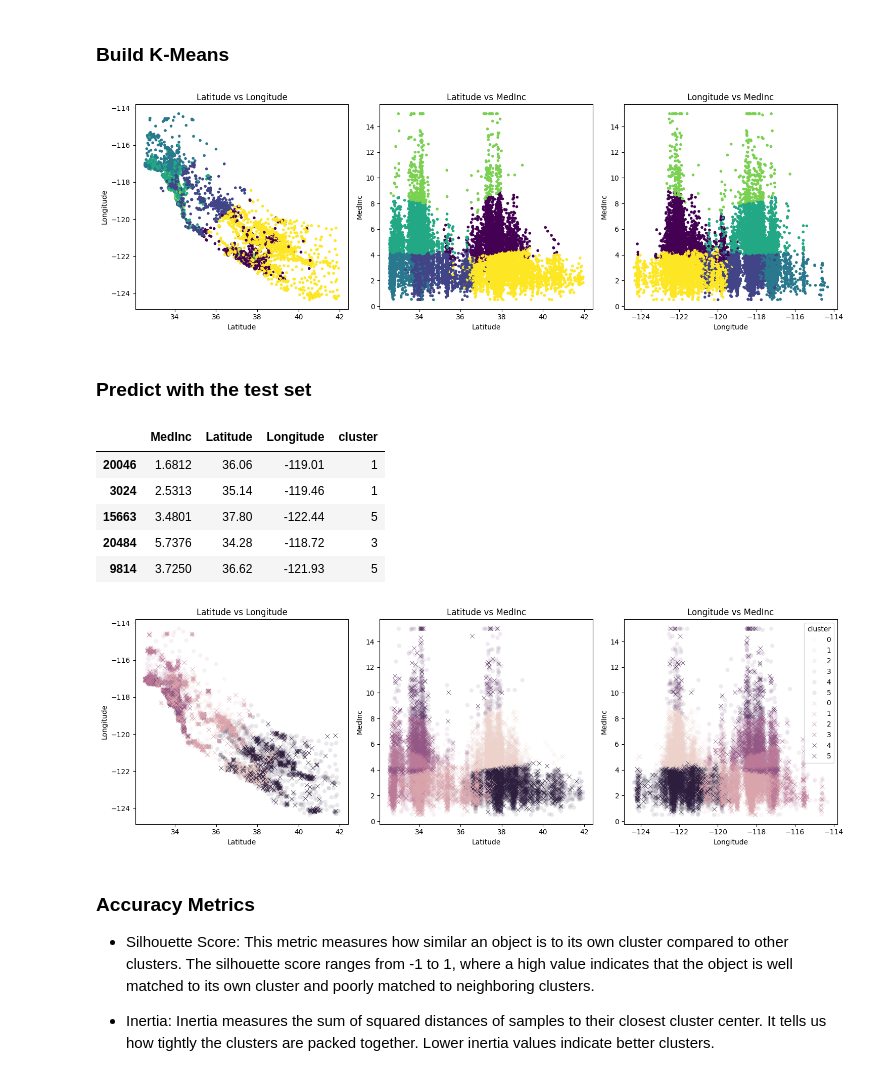
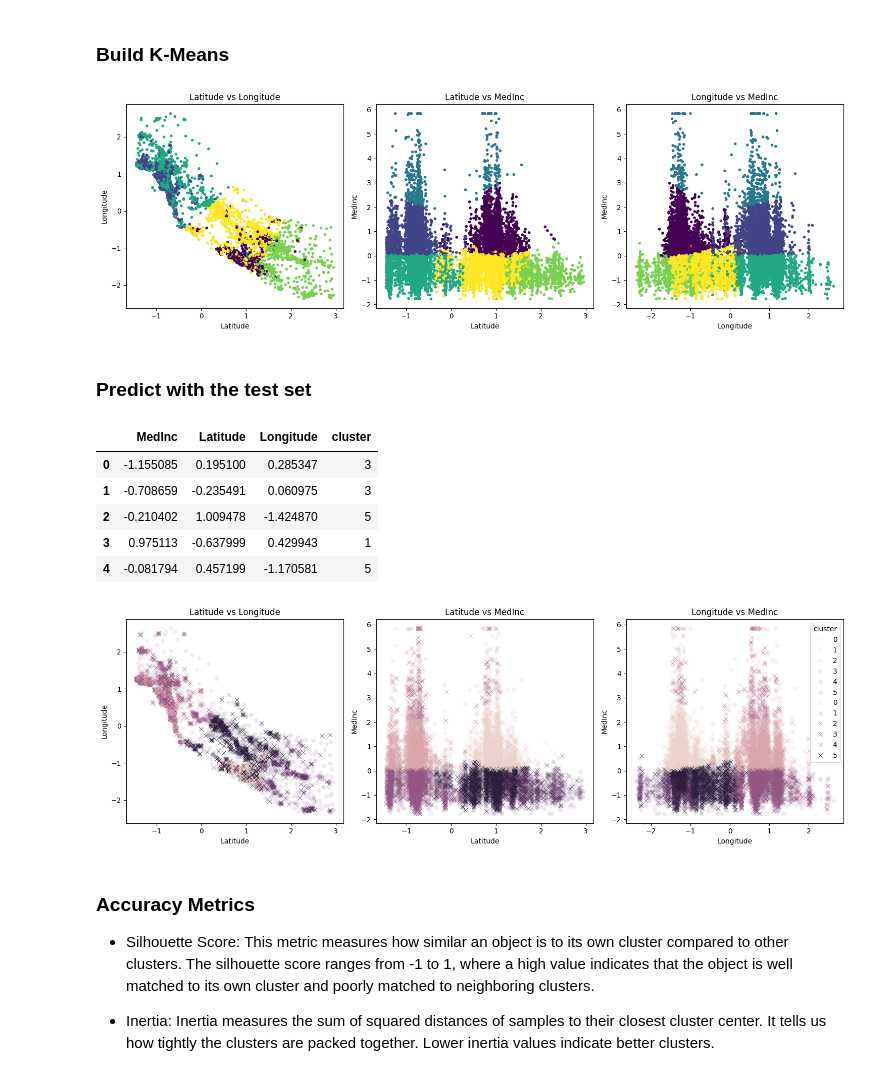
Before and after one commit to isabellegaldau/k-means, a Jupyter notebook: src/explore.ipynb, the cells around one changed output. Drawn from its saved outputs; the diff is of its cells as text; code cells hidden in the pictures.

```diff
--- a/src/explore.ipynb
+++ b/src/explore.ipynb
@@ -57,0 +58,15 @@ Test set shape: (4128, 4)
+# %%
+from sklearn.preprocessing import StandardScaler
+
+scaler = StandardScaler()
+X_train_scaled = scaler.fit_transform(X_train)
+
+# Step 4: Scale the testing data using the same scaler
+X_test_scaled = scaler.transform(X_test)
+column_names = ['MedInc', 'Latitude', 'Longitude']
+X_train_scaled_df = pd.DataFrame(X_train_scaled, columns=column_names)
+X_test_scaled_df = pd.DataFrame(X_test_scaled, columns=column_names)
+
+print("Scaled Training Data:")
+print(X_train_scaled_df.head(5))
+print(f'Shape: {X_train_scaled_df.shape}')
@@ -59,59 +109,58 @@ Test set shape: (4128, 4)
 ### Build K-Means
 # %%
 from sklearn.cluster import KMeans
-import matplotlib.pyplot as plt
 
 #implement K-Means model
 kmeans = KMeans(n_clusters=6, random_state=42)
-X_train['cluster'] = kmeans.fit_predict(X_train)
+X_train_scaled_df['cluster'] = kmeans.fit_predict(X_train_scaled_df)
 
 import matplotlib.pyplot as plt
 import seaborn as sns
 
 fig, axis = plt.subplots(1, 3, figsize=(15, 5))
 
 # Plotting Latitude vs Longitude
-axis[0].scatter(X_train['Latitude'], X_train['Longitude'], c=X_train['cluster'], marker='.')
+axis[0].scatter(X_train_scaled_df['Latitude'], X_train_scaled_df['Longitude'], c=X_train_scaled_df['cluster'], marker='.')
 axis[0].set_title('Latitude vs Longitude')
 axis[0].set_xlabel('Latitude')
 axis[0].set_ylabel('Longitude')
 
 # Plotting Latitude vs MedInc
-axis[1].scatter(X_train['Latitude'], X_train['MedInc'], c=X_train['cluster'], marker='.')
+axis[1].scatter(X_train_scaled_df['Latitude'], X_train_scaled_df['MedInc'], c=X_train_scaled_df['cluster'], marker='.')
 axis[1].set_title('Latitude vs MedInc')
 axis[1].set_xlabel('Latitude')
 axis[1].set_ylabel('MedInc')
 
 # Plotting Longitude vs MedInc
-axis[2].scatter(X_train['Longitude'], X_train['MedInc'], c=X_train['cluster'], marker='.')
+axis[2].scatter(X_train_scaled_df['Longitude'], X_train_scaled_df['MedInc'], c=X_train_scaled_df['cluster'], marker='.')
 axis[2].set_title('Longitude vs MedInc')
 axis[2].set_xlabel('Longitude')
 axis[2].set_ylabel('MedInc')
 
 plt.tight_layout()
 plt.show()
 # %% [output]
-[figure, old version]
+[figure, new version]
 # %% [markdown]
 ### Predict with the test set
 # %%
-y_test = list(kmeans.predict(X_test))
-X_test["cluster"] = y_test
-X_test.head()
+y_test = list(kmeans.predict(X_test_scaled_df))
+X_test_scaled_df["cluster"] = y_test
+X_test_scaled_df.head()
 # %% [output]
 |  | MedInc | Latitude | Longitude | cluster |
-| 20046 | 1.6812 | 36.06 | -119.01 | 1 |
-| 3024 | 2.5313 | 35.14 | -119.46 | 1 |
-| 15663 | 3.4801 | 37.80 | -122.44 | 5 |
-| 20484 | 5.7376 | 34.28 | -118.72 | 3 |
-| 9814 | 3.7250 | 36.62 | -121.93 | 5 |
+| 0 | -1.155085 | 0.195100 | 0.285347 | 3 |
+| 1 | -0.708659 | -0.235491 | 0.060975 | 3 |
+| 2 | -0.210402 | 1.009478 | -1.424870 | 5 |
+| 3 | 0.975113 | -0.637999 | 0.429943 | 1 |
+| 4 | -0.081794 | 0.457199 | -1.170581 | 5 |
 # %%
 plt.figure(figsize=(15, 5))
 
 # Plotting Latitude vs Longitude
 plt.subplot(131)
-sns.scatterplot(data=X_train, x="Latitude", y="Longitude", hue="cluster", alpha=0.1)
-sns.scatterplot(data=X_test, x="Latitude", y="Longitude", hue="cluster", marker="x")
+sns.scatterplot(data=X_train_scaled_df, x="Latitude", y="Longitude", hue="cluster", alpha=0.1)
+sns.scatterplot(data=X_test_scaled_df, x="Latitude", y="Longitude", hue="cluster", marker="x")
 plt.xlabel('Latitude')
 plt.ylabel('Longitude')
 plt.title('Latitude vs Longitude')
@@ -119,8 +168,8 @@ plt.legend([],[], frameon=False)
 
 # Plotting Latitude vs MedInc
 plt.subplot(132)
-sns.scatterplot(data=X_train, x="Latitude", y="MedInc", hue="cluster", alpha=0.1)
-sns.scatterplot(data=X_test, x="Latitude", y="MedInc", hue="cluster", marker="x")
+sns.scatterplot(data=X_train_scaled_df, x="Latitude", y="MedInc", hue="cluster", alpha=0.1)
+sns.scatterplot(data=X_test_scaled_df, x="Latitude", y="MedInc", hue="cluster", marker="x")
 plt.xlabel('Latitude')
 plt.ylabel('MedInc')
 plt.title('Latitude vs MedInc')
@@ -128,8 +177,8 @@ plt.legend([],[], frameon=False)
 
 # Plotting Longitude vs MedInc
 plt.subplot(133)
-sns.scatterplot(data=X_train, x="Longitude", y="MedInc", hue="cluster", alpha=0.1)
-sns.scatterplot(data=X_test, x="Longitude", y="MedInc", hue="cluster", marker="x")
+sns.scatterplot(data=X_train_scaled_df, x="Longitude", y="MedInc", hue="cluster", alpha=0.1)
+sns.scatterplot(data=X_test_scaled_df, x="Longitude", y="MedInc", hue="cluster", marker="x")
 plt.xlabel('Longitude')
 plt.ylabel('MedInc')
 plt.title('Longitude vs MedInc')
@@ -137,7 +186,7 @@ plt.title('Longitude vs MedInc')
 plt.tight_layout()
 plt.show()
 # %% [output]
-[figure, old version]
+[figure, new version]
 # %% [markdown]
 ### Accuracy Metrics
 - Silhouette Score: This metric measures how similar an object is to its own cluster compared to other clusters. The silhouette score ranges from -1 to 1, where a high value indicates that the object is well matched to its own cluster and poorly matched to neighboring clusters.
```
Also changed, not shown: parts of 7 cells of this notebook, 2 other files.
